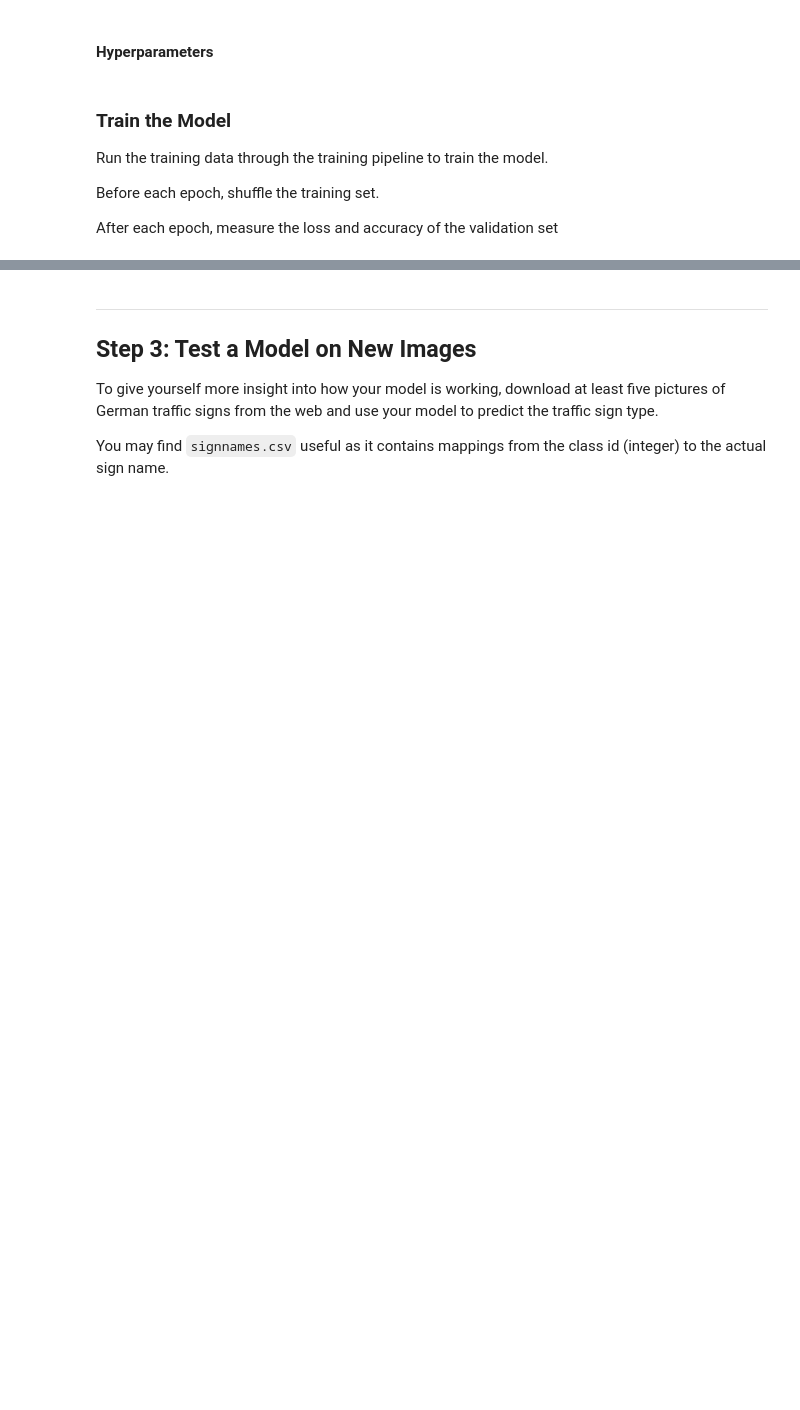
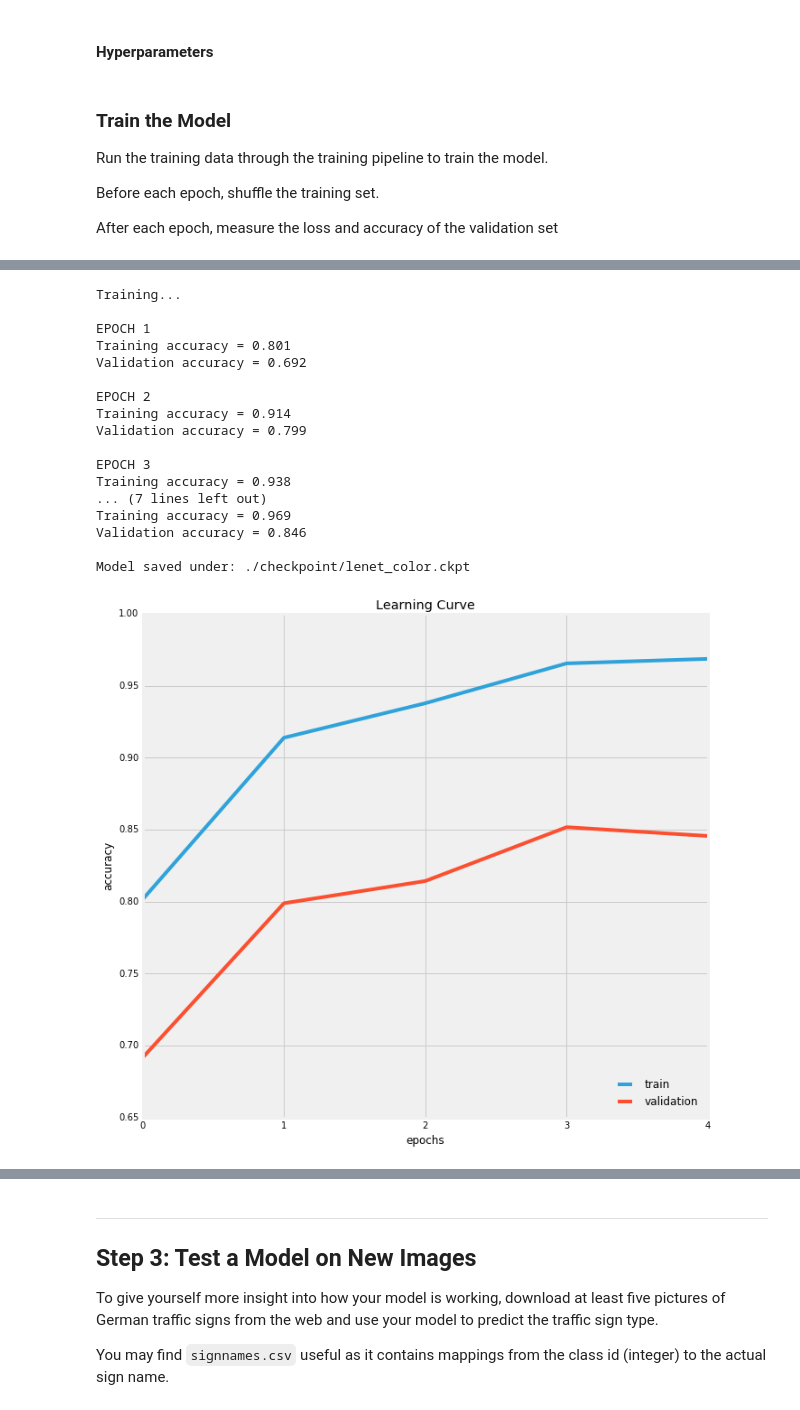
Before and after one commit to bentocin/sdcnd_traffic_sign_classifier, a Jupyter notebook: Traffic_Sign_Classifier.ipynb, the cells around one changed output, grey strips where cells are left out. Drawn from its saved outputs; the diff is of its cells as text; code cells hidden in the pictures; blank space fills up the shorter version.

```diff
--- a/Traffic_Sign_Classifier.ipynb
+++ b/Traffic_Sign_Classifier.ipynb
@@ -773,10 +775,10 @@ def network_6(x, is_training, keep_prob=0.5):
 
     return logits, conv1, conv2
 # %%
-def build_graph(architecture, learning_rate=0.001):
+def build_graph(architecture, learning_rate=0.001, image_shape=(32, 32, 3)):
     # Reset default Graph before building a new one
     tf.reset_default_graph()
-    x = tf.placeholder(tf.float32, (None, 32, 32, 3), name="x")
+    x = tf.placeholder(tf.float32, (None, *image_shape), name="x")
     y = tf.placeholder(tf.int32, (None), name="y")
     is_training = tf.placeholder(tf.bool, name="is_training")
 
@@ -825,11 +827,11 @@ def evaluate(model, X_data, y_data, batch_size=128):
     for offset in range(0, num_examples, batch_size):
         end = offset + batch_size
         batch_x, batch_y = X_data[offset:end], y_data[offset:end]
-        accuracy = sess.run(ops["accuracy"], feed_dict={x: batch_x, y: batch_y, is_training: False})
+        accuracy = sess.run(model["accuracy"], feed_dict={x: batch_x, y: batch_y, is_training: False})
         total_accuracy += (accuracy * len(batch_x))
     return total_accuracy / num_examples
 # %%
-def train(model, train=(X_train, y_train_one_hot), valid=(X_valid, y_valid_one_hot), epochs=5, batch_size=128, file_name="traffic_sign.ckpt"):
+def train_model(model, train=(X_train, y_train_one_hot), valid=(X_valid, y_valid_one_hot), epochs=5, batch_size=128, file_name="traffic_sign.ckpt"):
     X_train, y_train = train
     X_valid, y_valid = valid
     x = model["x"]
@@ -848,9 +850,9 @@ def train(model, train=(X_train, y_train_one_hot), valid=(X_valid, y_valid_one_h
             for offset in range(0, num_examples, batch_size):
                 end = offset + batch_size
                 batch_x, batch_y = X_data[offset:end], y_data[offset:end]
-                sess.run(ops["training"], feed_dict={x: batch_x, y: batch_y, is_training: True})
-            training_accuracy = evaluate(ops, X_train, y_train, batch_size=batch_size)
-            validation_accuracy = evaluate(ops, X_valid, y_valid, batch_size=batch_size)
+                sess.run(model["training"], feed_dict={x: batch_x, y: batch_y, is_training: True})
+            training_accuracy = evaluate(model, X_train, y_train, batch_size=batch_size)
+            validation_accuracy = evaluate(model, X_valid, y_valid, batch_size=batch_size)
             print("EPOCH {}".format(i+1))
             print("Training accuracy = {:.3f}".format(training_accuracy))
             print("Validation accuracy = {:.3f}".format(validation_accuracy))
@@ -928,6 +946,25 @@ for _ in range(4):
 # %%
 # LeNet for color images as benchmark model
-model = build_graph(lenet_color, learning_rate=LEARNING_RATE)
-train(model, file_name="lenet_color.ckpt", epochs=EPOCHS, batch_size=BATCH_SIZE)
+model = build_graph(lenet_color, learning_rate=LEARNING_RATE, image_shape=IMG_SHAPE)
+train_model(model, file_name="lenet_color.ckpt", epochs=EPOCHS, batch_size=BATCH_SIZE)
+# %% [output]
+Training...
+
+EPOCH 1
+Training accuracy = 0.801
+Validation accuracy = 0.692
+
+EPOCH 2
+Training accuracy = 0.914
+Validation accuracy = 0.799
+
+EPOCH 3
+Training accuracy = 0.938
+... (7 lines left out)
+Training accuracy = 0.969
+Validation accuracy = 0.846
+
+Model saved under: ./checkpoint/lenet_color.ckpt
+[figure, added]
 # %%
 # LeNet for gray scale images
```
Also changed, not shown: parts of 33 cells of this notebook, 41 other files.
